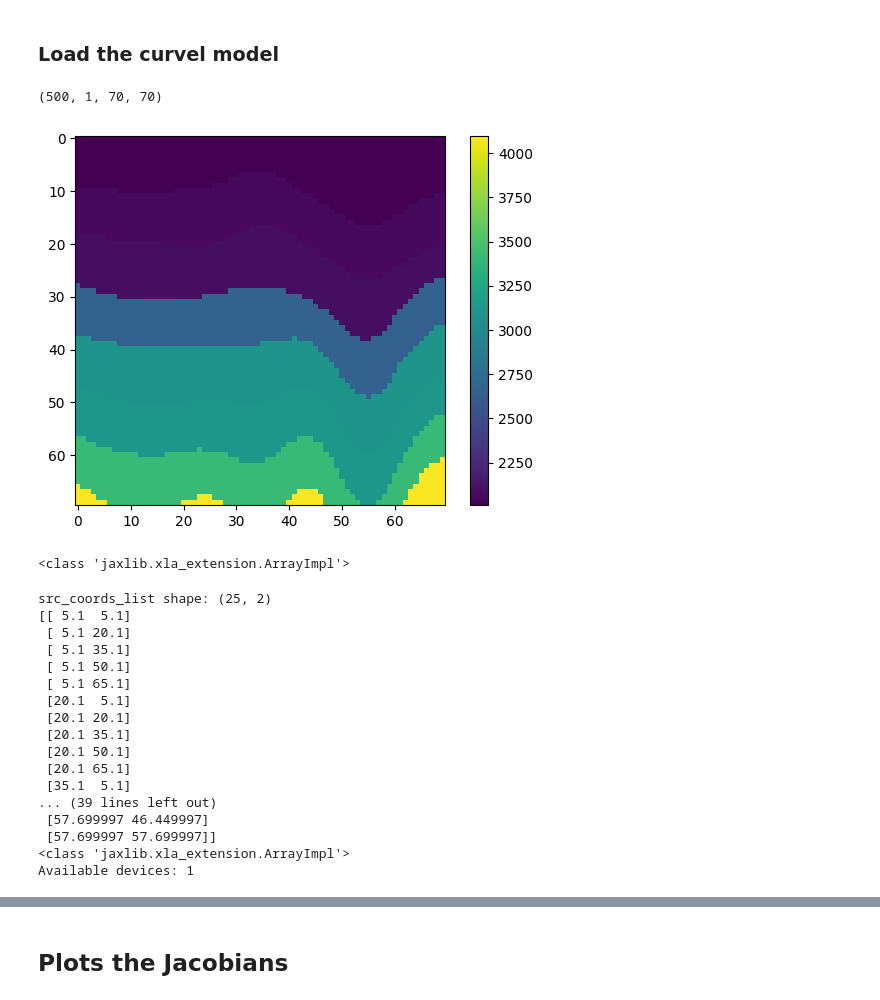
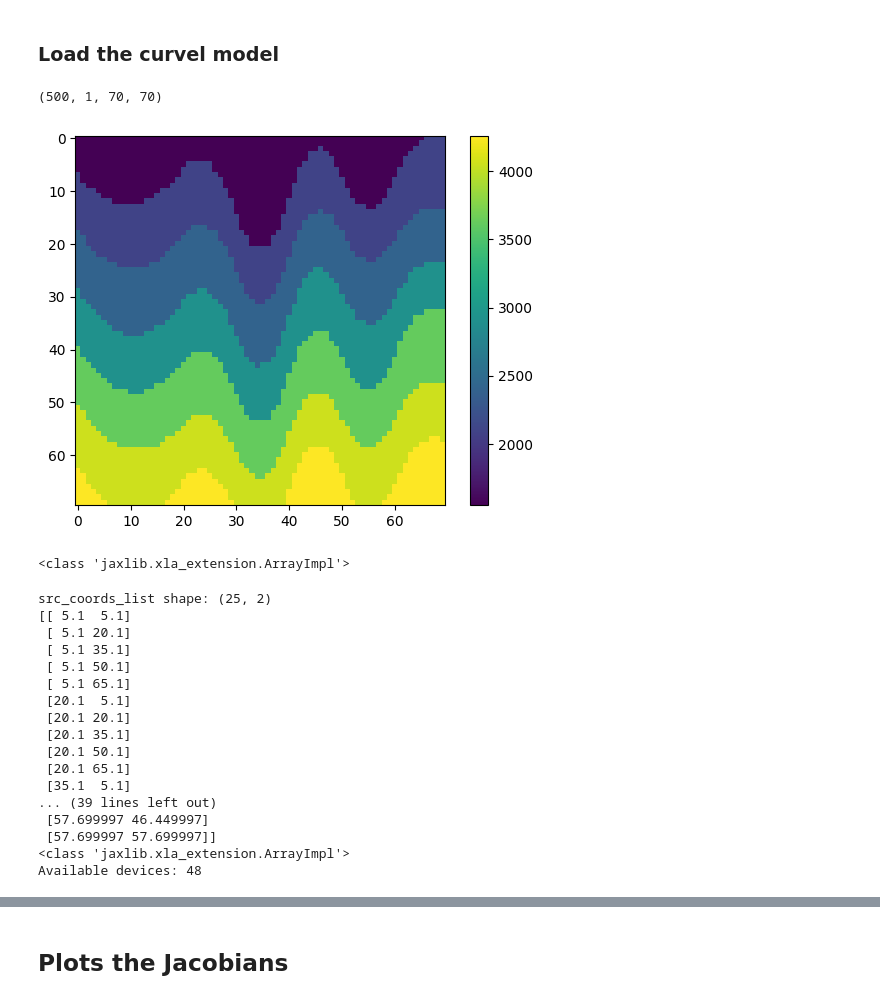
Before and after one commit to armercier/Hybrid-OED, a Jupyter notebook: src/scripts/test_case_A.ipynb, the cells around one changed output, grey strips where cells are left out. Saved outputs shown, nothing was run; the diff lists cells and outputs as text; code cells hidden in the pictures.

Commit message:
multiple comprehensive model

```diff
--- a/src/scripts/test_case_A.ipynb
+++ b/src/scripts/test_case_A.ipynb
@@ -180,15 +180,15 @@ def compute_and_store_jacobians(sound_speed, frequencies, src_coords_list, recei
 # %%
 model = jnp.load('model1.npy')
 print(model.shape)
 
-curvel_single_model = model[7,0,:,:]
+curvel_single_model = model[14,0,:,:]
 plt.imshow(curvel_single_model)
 plt.colorbar()
 plt.show()
 print(type(curvel_single_model))
 # %% [output]
 (500, 1, 70, 70)
-[figure, old version]
+[figure, new version]
 <class 'jaxlib.xla_extension.ArrayImpl'>
 # %%
 # Inputs preparation
@@ -279,7 +279,7 @@ src_coords_list shape: (25, 2)
  [57.699997 46.449997]
  [57.699997 57.699997]]
 <class 'jaxlib.xla_extension.ArrayImpl'>
-Available devices: 1
+Available devices: 48
 # %%
 # batching the inputs
 
```
Also changed, not shown: parts of 5 cells of this notebook, 2 other files.
